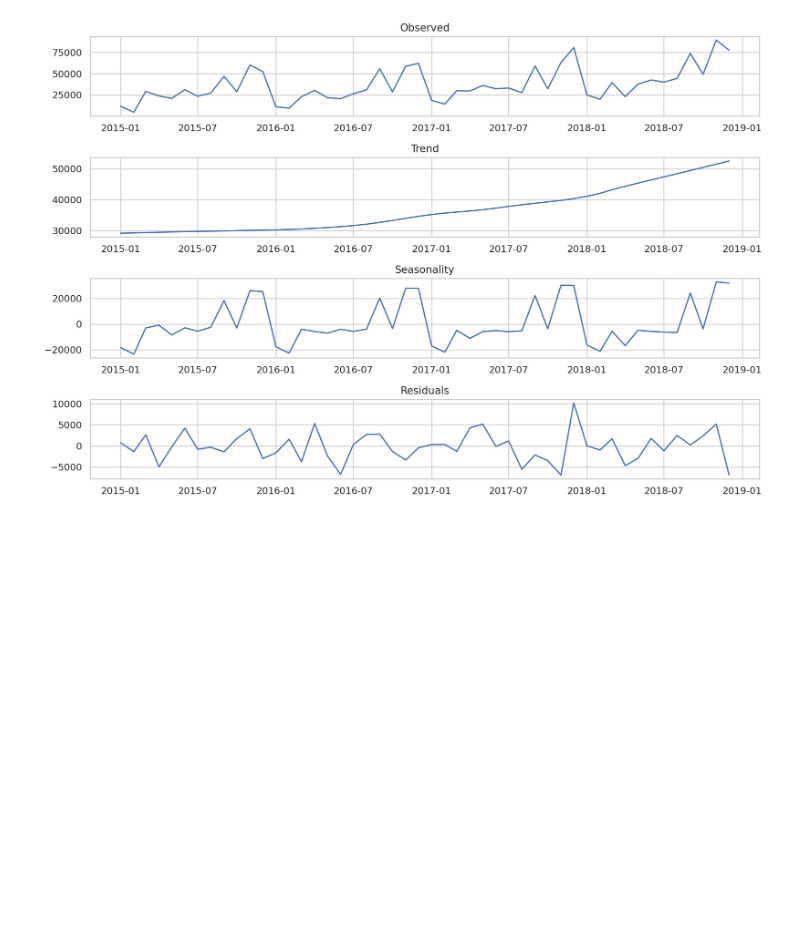
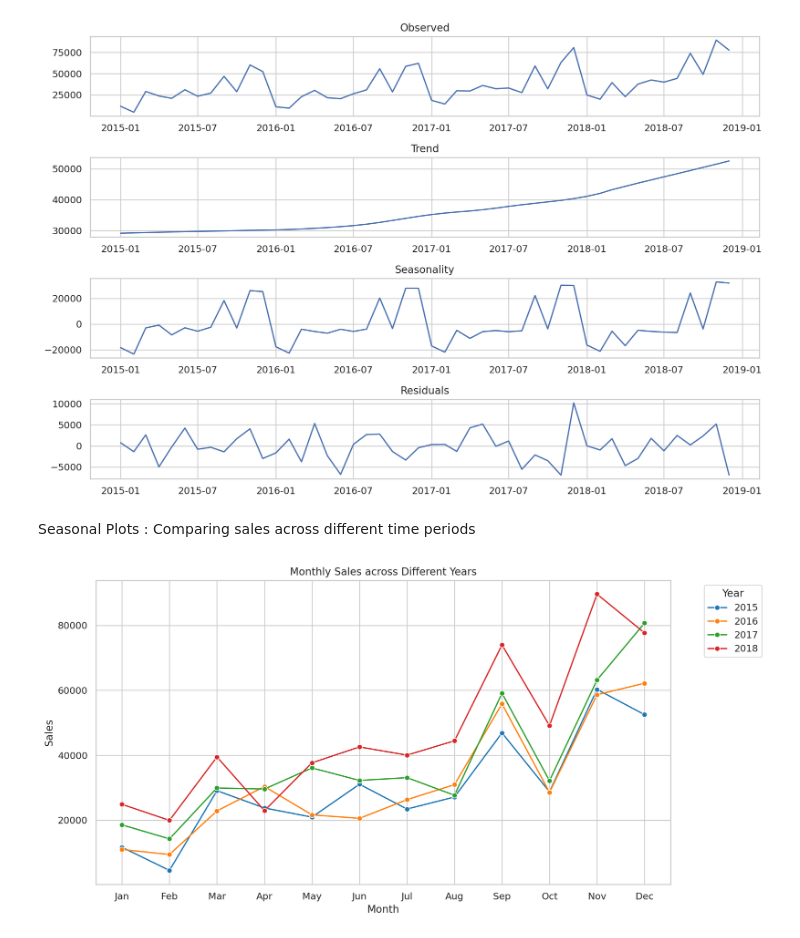
Before and after one commit to sandhrabijoy/Pytorch-and-ML-learning, a Jupyter notebook: ARIMA_SARIMA_&_FBPROPHET.ipynb, the cells around one changed output. Saved outputs shown, nothing was run; the diff lists cells and outputs as text; code cells hidden in the pictures; blank space fills up the shorter version.

Commit message:
Seasonal plots comparing the various years

```diff
--- a/ARIMA_SARIMA_&_FBPROPHET.ipynb
+++ b/ARIMA_SARIMA_&_FBPROPHET.ipynb
@@ -542,3 +542,23 @@ plt.tight_layout()
 plt.show()
 # %% [output]
 [figure]
+# %% [markdown]
+Seasonal Plots : Comparing sales across different time periods
+# %%
+mdf['Month']=mdf.index.month
+mdf['Year']=mdf.index.year
+
+#create a seasonal plot :Sales vs Month ,colored by Year
+plt.figure(figsize=(12,6),dpi=200)
+sns.lineplot(data=mdf, x='Month', y='Sales', hue='Year', marker='o', palette='tab10')
+
+#customize plot
+plt.xlabel('Month')
+plt.ylabel('Sales')
+plt.title('Monthly Sales across Different Years')
+plt.xticks(ticks=range(1,13),labels=['Jan','Feb','Mar','Apr','May','Jun','Jul','Aug','Sep','Oct','Nov','Dec'])
+plt.legend(title='Year',bbox_to_anchor=(1.05,1),loc='upper left')
+plt.tight_layout()
+plt.show()
+# %% [output]
+[figure, added]
```
